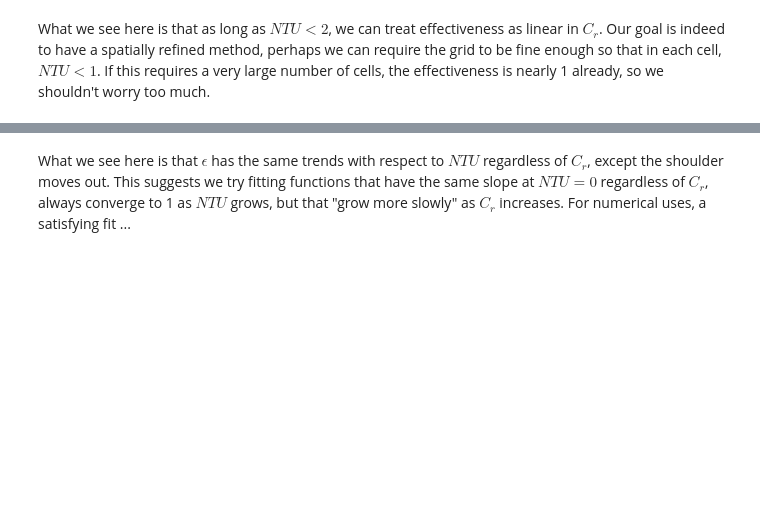
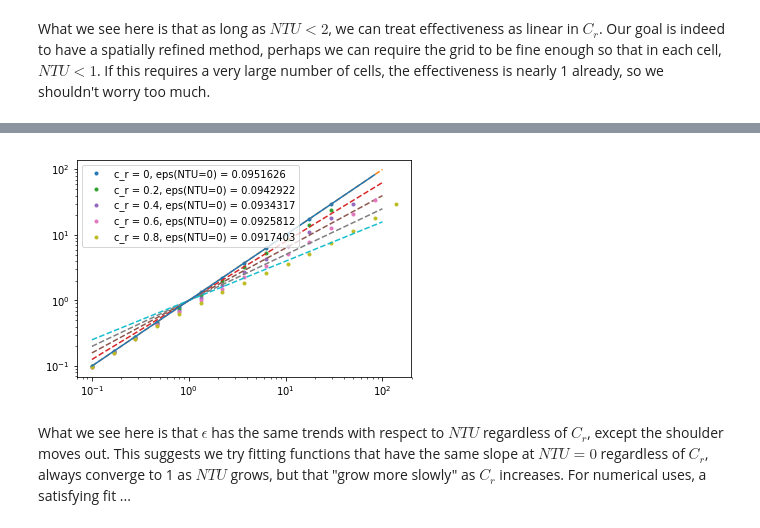
Before and after one commit to nfette/openACHP, a Jupyter notebook: src/FEM HX.ipynb, the cells around one changed output, grey strips where cells are left out. Drawn from its saved outputs; the diff is of its cells as text; code cells hidden in the pictures; blank space fills up the shorter version.

```diff
--- a/src/FEM HX.ipynb
+++ b/src/FEM HX.ipynb
@@ -84,2 +91,21 @@ plt.show()
+# %%
+import matplotlib.pyplot as plt
+plt.figure()
+ntu = numpy.logspace(-1, 10)
+ntu2 = numpy.logspace(-1, 2)
+for c_r, scale in zip(numpy.linspace(0.,0.8,5), [1,1,1,1,1]):
+
+    if c_r < 1:
+        ce = counterflow_effectiveness(ntu, c_r)
+    else:
+        ce = counterflow_effectiveness_matched(ntu)
+    plt.loglog(ntu, -log(1.-(ce)), '.',
+               label="c_r = {:g}, eps(NTU=0) = {:g}".format(c_r, ce[0]))
+    plt.loglog(ntu2, power(ntu2,(1-0.5*c_r)), '--')
+plt.loglog(ntu[ntu<100], ntu[ntu<100])
+plt.legend()
+plt.show()
+# %% [output]
+[figure, added]
 # %% [markdown]
 What we see here is that $\epsilon$ has the same trends with respect to $NTU$ regardless of $C_r$, except the shoulder moves out. This suggests we try fitting functions that have the same slope at $NTU = 0$ regardless of $C_r$, always converge to 1 as $NTU$ grows, but that "grow more slowly" as $C_r$ increases. For numerical uses, a satisfying fit ...
```
Also changed, not shown: parts of 3 cells of this notebook.
